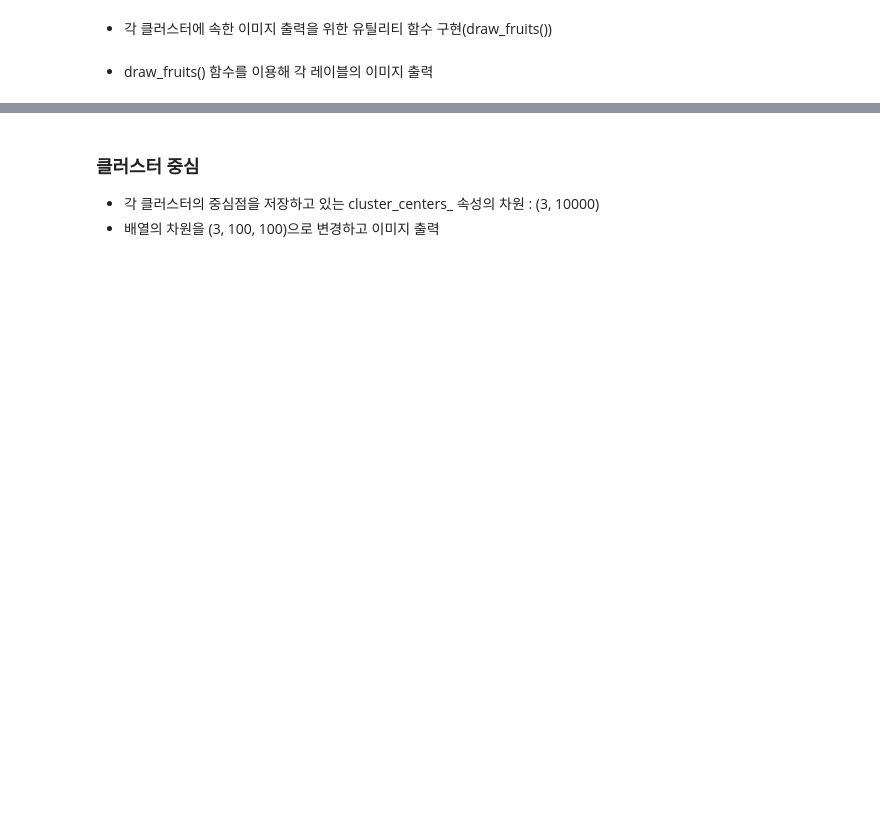
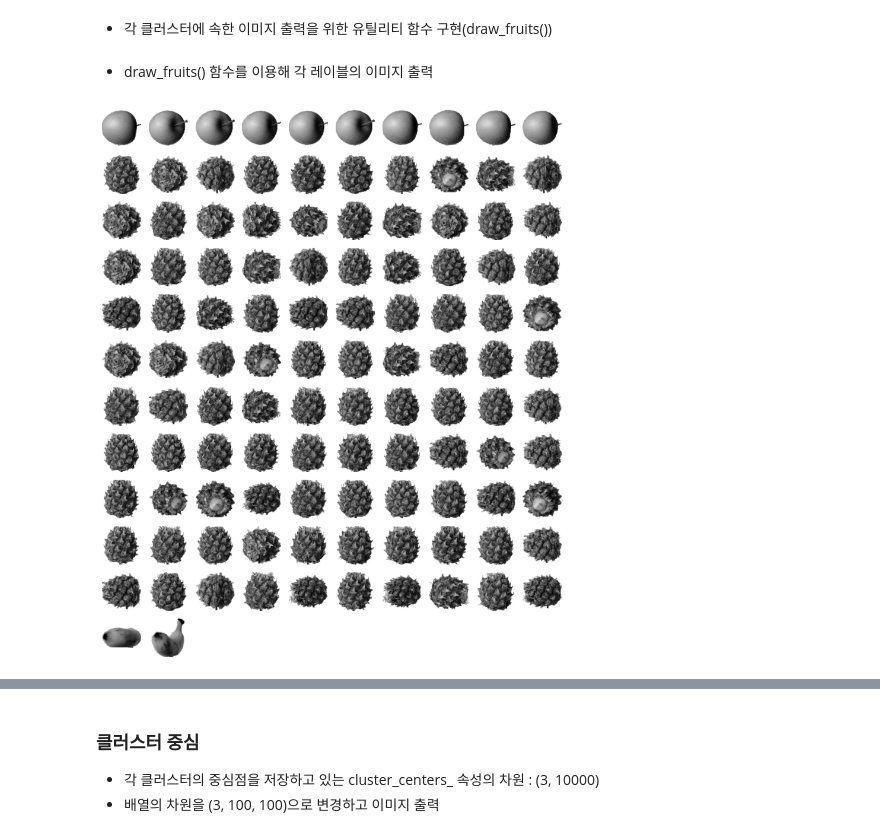
Before and after one commit to ChoiHaeSung/Python.university, a Jupyter notebook: 실습용 파일 공유-20250604/06-2. k-평균(실습용).ipynb, the cells around one changed output, grey strips where cells are left out. Drawn from its saved outputs; the diff is of its cells as text; code cells hidden in the pictures; blank space fills up the shorter version.

```diff
--- a/실습용 파일 공유-20250604/06-2. k-평균(실습용).ipynb
+++ b/실습용 파일 공유-20250604/06-2. k-평균(실습용).ipynb
@@ -70,3 +73,8 @@ fruits = np.load('fruits_300_data') # npy 파일 로드하여 넘파이 배얼
 fruits_2d = fruits.reshape(-1, 100*100) # 3차원 배열을 2차원 배열로 차원 축소
 # %% [markdown]
 * KMeans 클래스 모델 생성 후 훈련(fit) 실시
+# %%
+from sklearn.cluster import KMeans
+
+km = KMeans(n_clusters = 3, random_state=42) # 클러스터 개수 3개로 제한
+km.fit(fruits_2d) # 비지도 학습이므로 타깃 데이터 필요없음
@@ -77,21 +124,25 @@ fruits_2d = fruits.reshape(-1, 100*100) # 3차원 배열을 2차원 배열로
 # %% [markdown]
 * 각 클러스터에 속한 이미지 출력을 위한 유틸리티 함수 구현(draw_fruits())
 # %%
-# import matplotlib.pyplot as plt
+import matplotlib.pyplot as plt
 
-# def draw_fruits(arr, ratio=1):
-#     n = len(arr)    # n은 샘플 개수입니다
-#     # 한 줄에 10개씩 이미지를 그립니다. 샘플 개수를 10으로 나누어 전체 행 개수를 계산합니다.
-#     rows = int(np.ceil(n/10))
-#     # 행이 1개 이면 열 개수는 샘플 개수입니다. 그렇지 않으면 10개입니다.
-#     cols = n if rows < 2 else 10
-#     fig, axs = plt.subplots(rows, cols,
-#                             figsize=(cols*ratio, rows*ratio), squeeze=False)
-#     for i in range(rows):
-#         for j in range(cols):
-#             if i*10 + j < n:    # n 개까지만 그립니다.
-#                 axs[i, j].imshow(arr[i*10 + j], cmap='gray_r')
-#             axs[i, j].axis('off')
-#     plt.show()
+def draw_fruits(arr, ratio=1):
+    n = len(arr)    # n은 샘플 개수입니다
+    # 한 줄에 10개씩 이미지를 그립니다. 샘플 개수를 10으로 나누어 전체 행 개수를 계산합니다.
+    rows = int(np.ceil(n/10))
+    # 행이 1개 이면 열 개수는 샘플 개수입니다. 그렇지 않으면 10개입니다.
+    cols = n if rows < 2 else 10
+    fig, axs = plt.subplots(rows, cols,
+                            figsize=(cols*ratio, rows*ratio), squeeze=False)
+    for i in range(rows):
+        for j in range(cols):
+            if i*10 + j < n:    # n 개까지만 그립니다.
+                axs[i, j].imshow(arr[i*10 + j], cmap='gray_r')
+            axs[i, j].axis('off')
+    plt.show()
 # %% [markdown]
 * draw_fruits() 함수를 이용해 각 레이블의 이미지 출력
+# %%
+draw_fruits(fruits[km.labels_==0])
+# %% [output]
+[figure, added]
```
Also changed, not shown: parts of 13 cells of this notebook, 2 other files.
